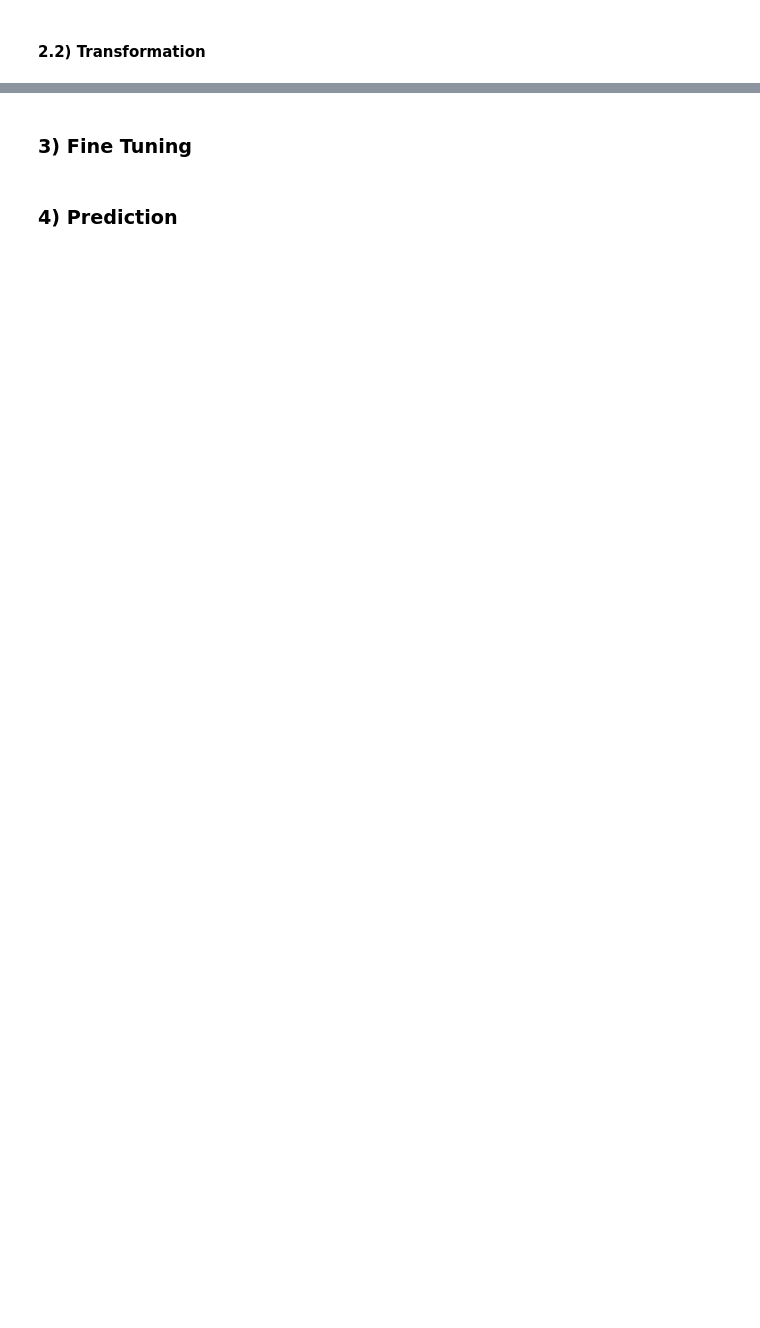
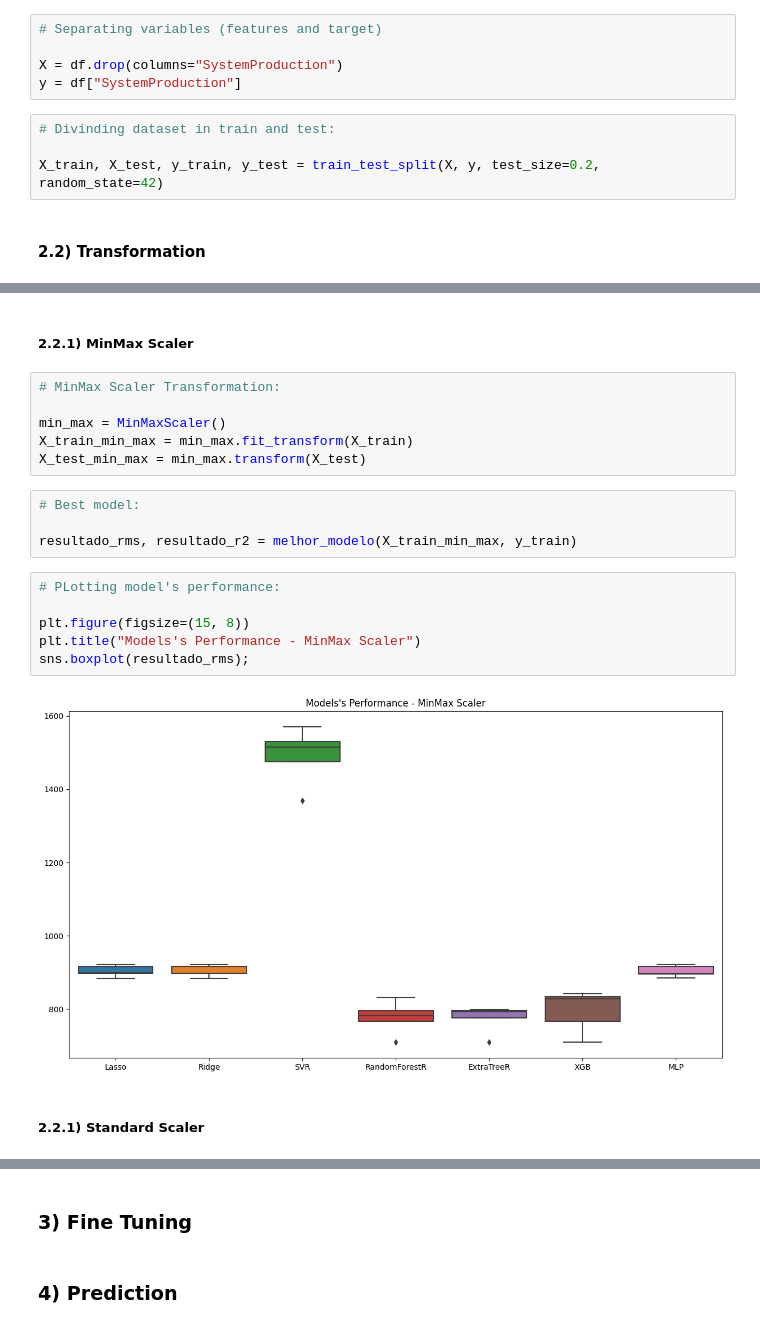
Before and after one commit to caiosoter/DS-Projects, a Jupyter notebook: Solar_Power_Generation_Prediction/Solar_Power_Prediction.ipynb, the cells around one changed output, grey strips where cells are left out. Drawn from its saved outputs; the diff is of its cells as text; blank space fills up the shorter version.

Commit message:
Plotando boxplot dos modelos para 3 transformações de dados.

```diff
--- a/Solar_Power_Generation_Prediction/Solar_Power_Prediction.ipynb
+++ b/Solar_Power_Generation_Prediction/Solar_Power_Prediction.ipynb
@@ -353,4 +386,13 @@ Conclusions
 # %% [markdown]
 ### 2) Preprocessing
+# %%
+# Separating variables (features and target)
+
+X = df.drop(columns="SystemProduction")
+y = df["SystemProduction"]
+# %%
+# Divinding dataset in train and test:
+
+X_train, X_test, y_train, y_test = train_test_split(X, y, test_size=0.2, random_state=42)
 # %% [markdown]
 #### 2.2) Transformation
@@ -356,0 +433,22 @@ Conclusions
+# %% [markdown]
+##### 2.2.1) MinMax Scaler
+# %%
+# MinMax Scaler Transformation:
+
+min_max = MinMaxScaler()
+X_train_min_max = min_max.fit_transform(X_train)
+X_test_min_max = min_max.transform(X_test)
+# %%
+# Best model:
+
+resultado_rms, resultado_r2 = melhor_modelo(X_train_min_max, y_train)
+# %%
+# PLotting model's performance:
+
+plt.figure(figsize=(15, 8))
+plt.title("Models's Performance - MinMax Scaler")
+sns.boxplot(resultado_rms);
+# %% [output]
+[figure, added]
+# %% [markdown]
+##### 2.2.1) Standard Scaler
```
Also changed, not shown: parts of 13 cells of this notebook.
